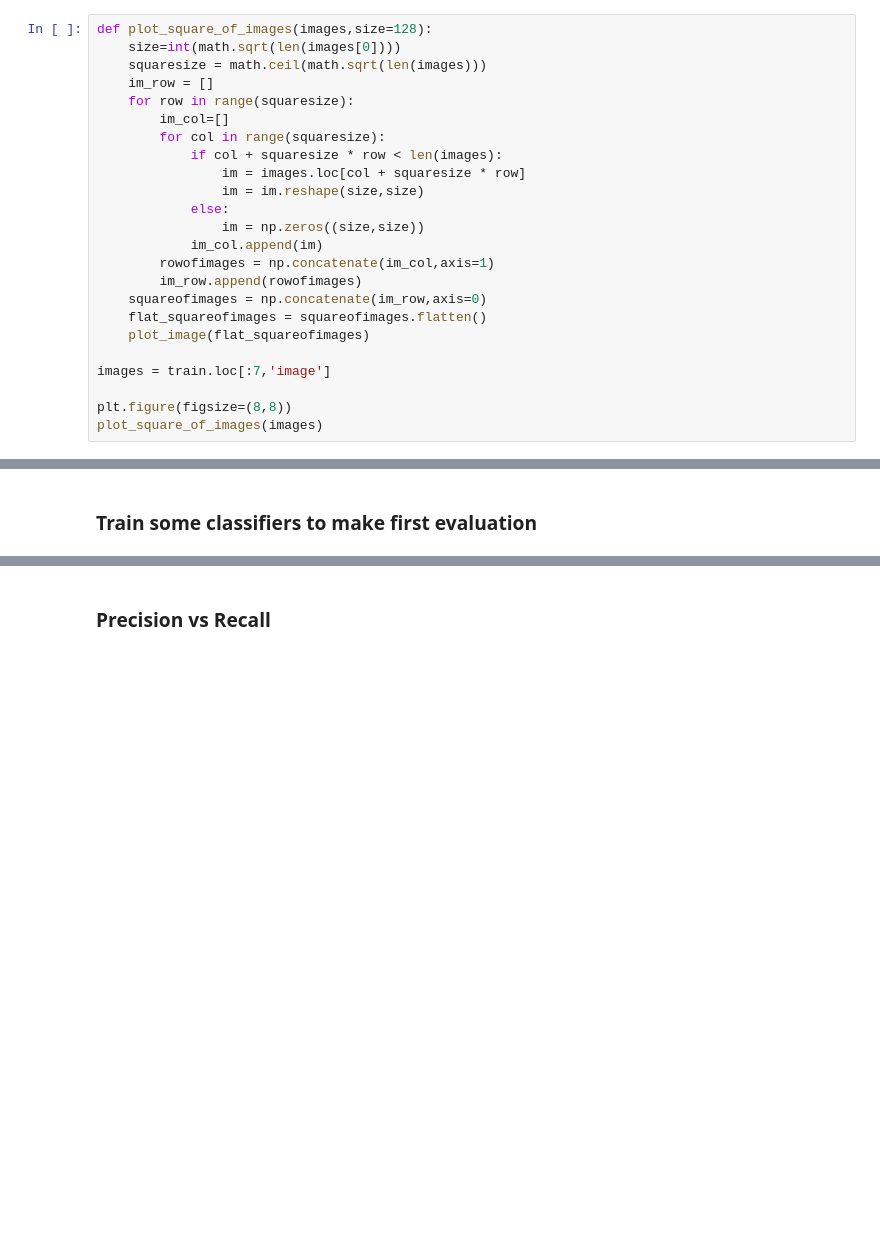
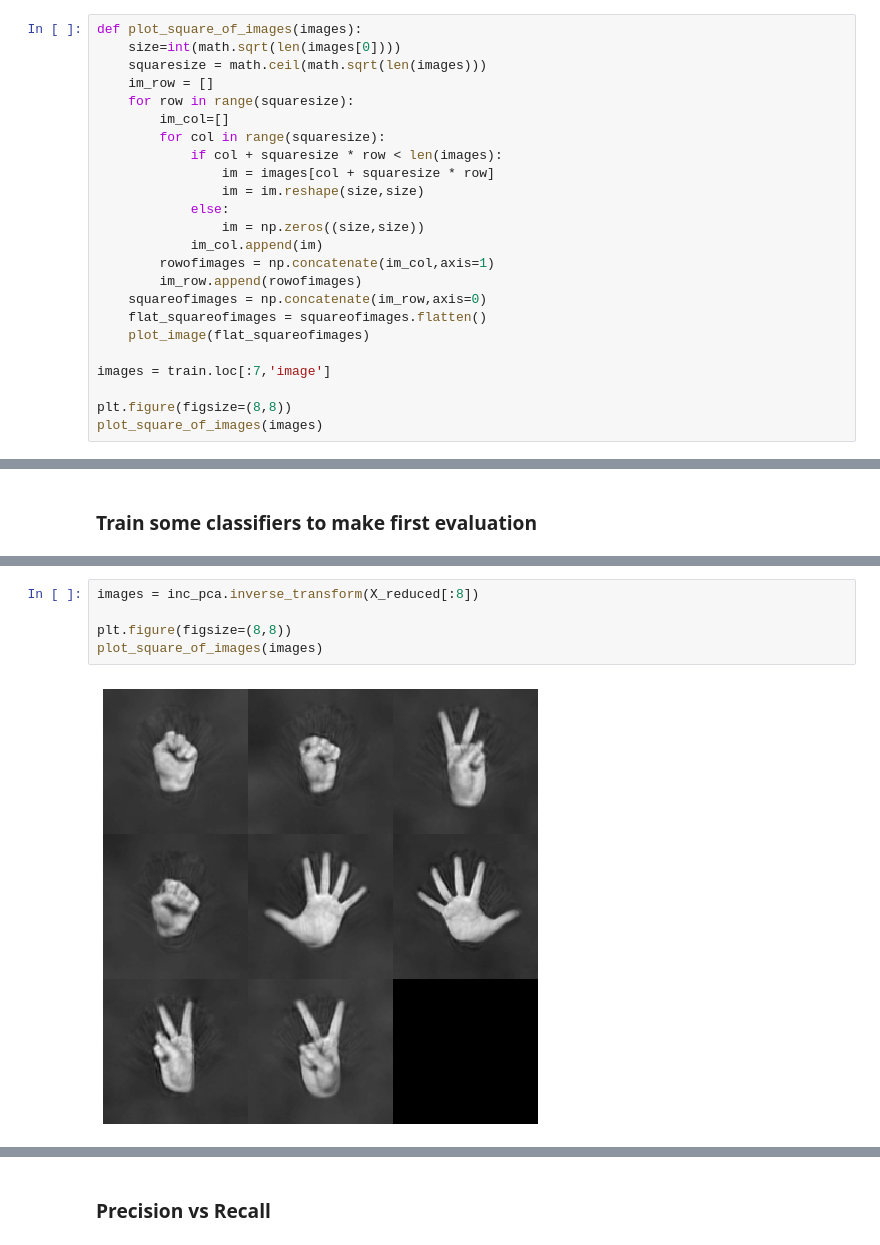
Before and after one commit to rezar12/DataScience_and_ANN, a Jupyter notebook: finger_reko/finger_recognition.ipynb, the cells around one changed output, grey strips where cells are left out. Cells and saved outputs as stored; diff of their text form; blank space fills up the shorter version.

```diff
--- a/finger_reko/finger_recognition.ipynb
+++ b/finger_reko/finger_recognition.ipynb
@@ -91,7 +93,7 @@ Name: 10266, dtype: object
 # %% [markdown]
 Display batch images in a square matrix
 # %%
-def plot_square_of_images(images,size=128):
+def plot_square_of_images(images):
     size=int(math.sqrt(len(images[0])))
     squaresize = math.ceil(math.sqrt(len(images)))
     im_row = []
@@ -99,7 +101,7 @@ def plot_square_of_images(images,size=128):
         im_col=[]
         for col in range(squaresize):
             if col + squaresize * row < len(images):
-                im = images.loc[col + squaresize * row]
+                im = images[col + squaresize * row]
                 im = im.reshape(size,size)
             else:
                 im = np.zeros((size,size))
@@ -236,3 +247,10 @@ classifiers trained in 11.91 seconds for 2000 instances
+# %%
+images = inc_pca.inverse_transform(X_reduced[:8])
+
+plt.figure(figsize=(8,8))
+plot_square_of_images(images)
+# %% [output]
+[figure, added]
 # %%
 from sklearn.linear_model import SGDClassifier
 from sklearn.model_selection import cross_val_score
```
Also changed, not shown: parts of 15 cells of this notebook.
